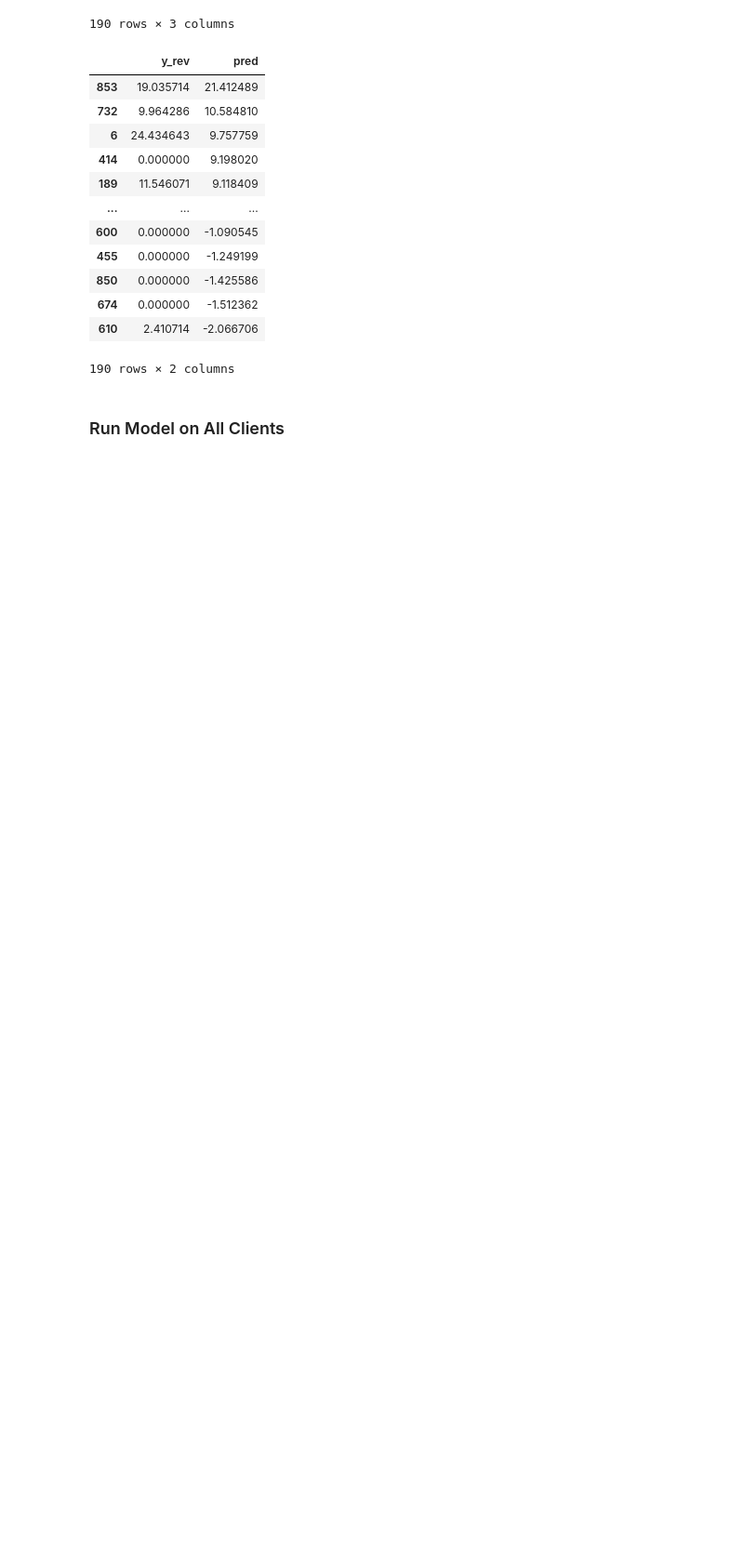
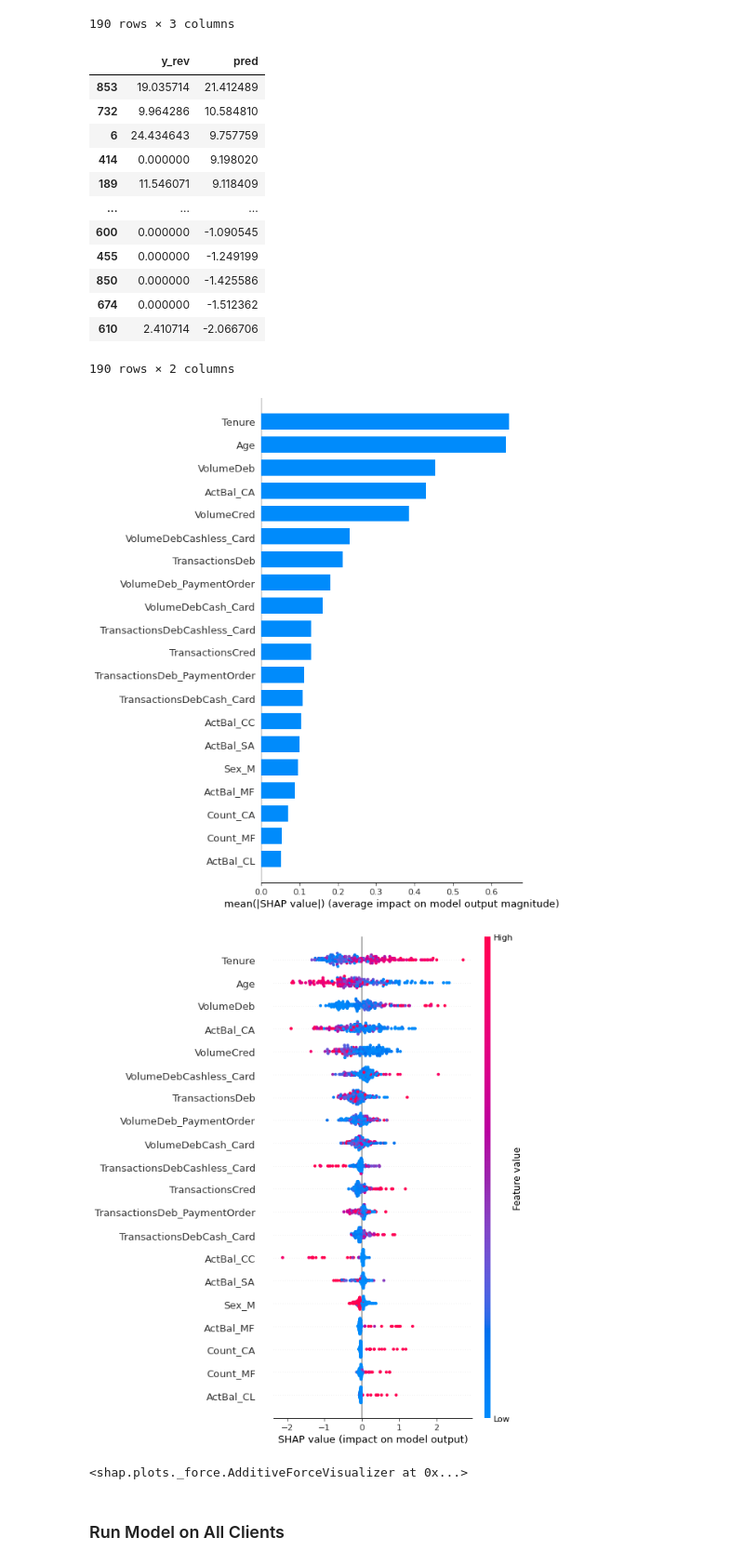
Before and after one commit to kartik1395/propensity-modeling-assignment, a Jupyter notebook: assignment.ipynb, the cells around one changed output. Shown at 93% size. Saved outputs shown, nothing was run; the diff lists cells and outputs as text; code cells hidden in the pictures; blank space fills up the shorter version.

```diff
--- a/assignment.ipynb
+++ b/assignment.ipynb
@@ -593,6 +593,18 @@ Val acc :0.6895
 | 674 | 0.000000 | -1.512362 |
 | 610 | 2.410714 | -2.066706 |
 190 rows × 2 columns
+# %%
+explainer = shap.TreeExplainer(model_cl)
+explanation = explainer(X_test_cl)
+shap_values = explainer.shap_values(X_test_cl)
+
+shap.summary_plot(shap_values, X_test_cl, plot_type="bar")
+shap.summary_plot(shap_values, X_test_cl)
+shap.force_plot(explainer.expected_value, shap_values[0, :], X_test_cl.iloc[0, :])
+# %% [output]
+[figure, added]
+[figure, added]
+<shap.plots._force.AdditiveForceVisualizer at 0x...>
 # %% [markdown]
 ### Run Model on All Clients
 # %%
```
Also changed, not shown: parts of 5 cells of this notebook.
